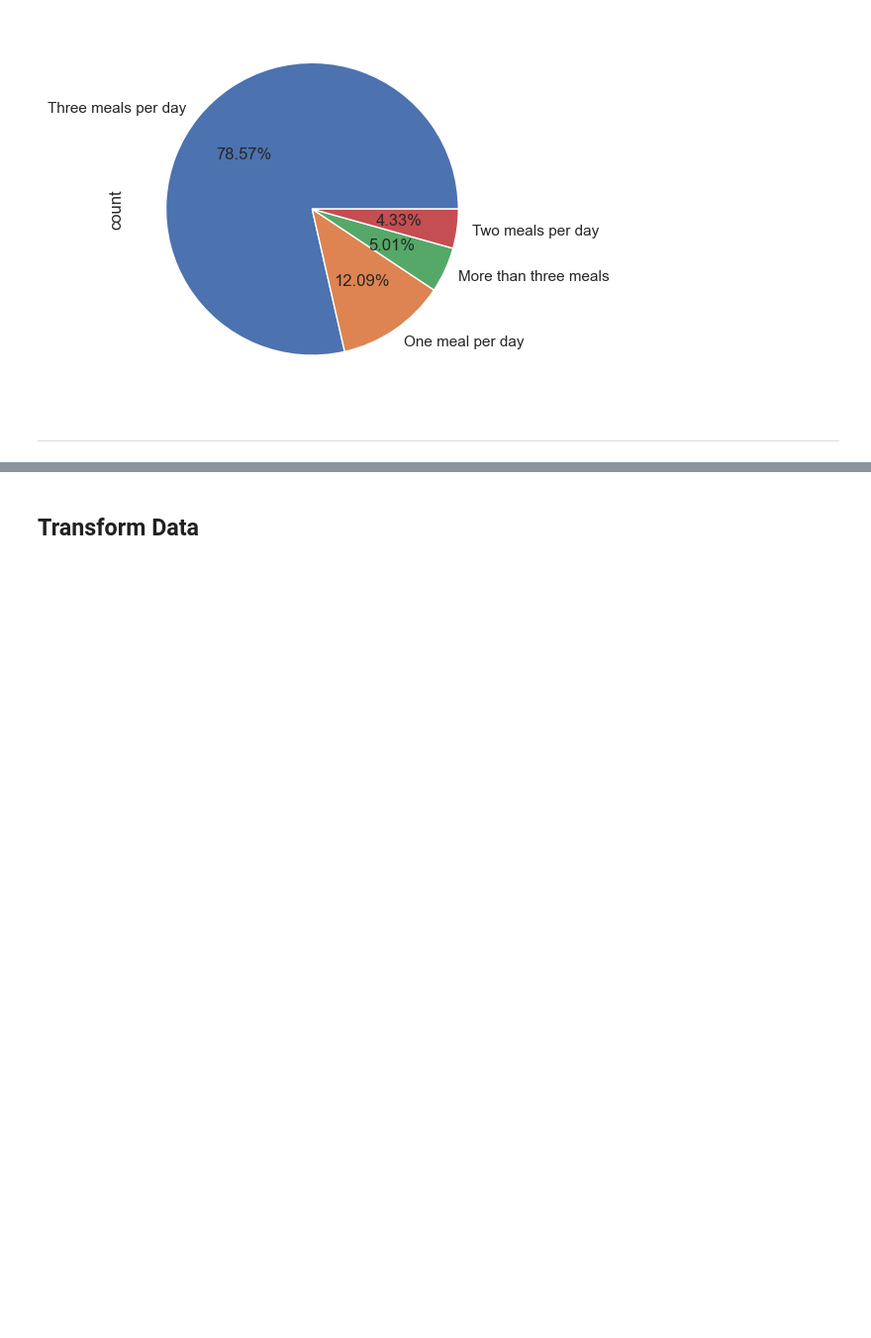
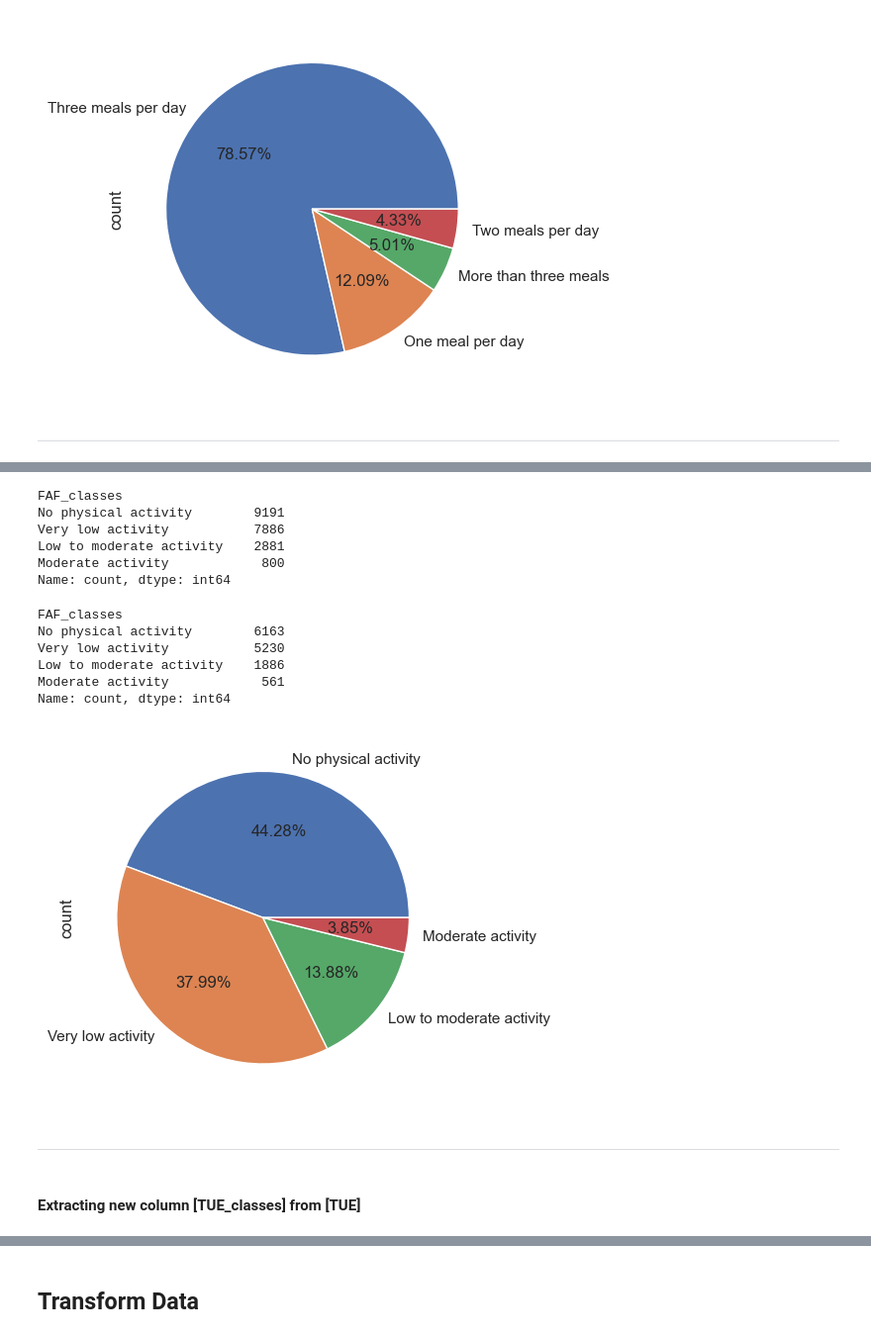
Before and after one commit to Mohamed-Jamyl/ML-DL_and_Data-Science_projects, a Jupyter notebook: Obesity Risk MClassification_project/Obesity risk classification.ipynb, the cells around one changed output, grey strips where cells are left out. Shown at 99% size. Saved outputs shown, nothing was run; the diff lists cells and outputs as text; code cells hidden in the pictures; blank space fills up the shorter version.

```diff
--- a/Obesity Risk MClassification_project/Obesity risk classification.ipynb
+++ b/Obesity Risk MClassification_project/Obesity risk classification.ipynb
@@ -626,0 +638,11 @@ plt.show()
+# %%
+def fncp(m):
+    m = int(m)
+    if m <= 1:
+        return 'Low water intake'
+    if m > 1 and m <= 2:
+        return 'Moderate water intake'
+    if m > 2:
+        return 'High water intake'
+
+test_df['CH2O_classes'] = test_df['CH2O'].apply(lambda x : fncp(x))
@@ -626,0 +690,13 @@ plt.show()
+# %%
+def fncp(m):
+    m = int(m)
+    if m == 0 :
+        return 'No physical activity'
+    if m >= 0.1 and m <= 1 :
+        return 'Very low activity'
+    if m >= 1.1 and m < 2.6 :
+        return 'Low to moderate activity'
+    if m >= 2.6 and m < 4 :
+        return 'Moderate activity'
+
+train_df['FAF_classes'] = train_df['FAF'].apply(lambda x : fncp(x))
@@ -626,0 +716,27 @@ plt.show()
+# %%
+train_df['FAF_classes'].value_counts()
+# %% [output]
+FAF_classes
+No physical activity        9191
+Very low activity           7886
+Low to moderate activity    2881
+Moderate activity            800
+Name: count, dtype: int64
+# %%
+test_df['FAF_classes'].value_counts()
+# %% [output]
+FAF_classes
+No physical activity        6163
+Very low activity           5230
+Low to moderate activity    1886
+Moderate activity            561
+Name: count, dtype: int64
+# %%
+train_df['FAF_classes'].value_counts().plot.pie(autopct='%0.2f%%')
+plt.show()
+# %% [output]
+[figure, added]
+# %% [markdown]
+----------------------
+# %% [markdown]
+#### Extracting new column **[TUE_classes]** from **[TUE]**
```
Also changed, not shown: parts of 28 cells of this notebook.
